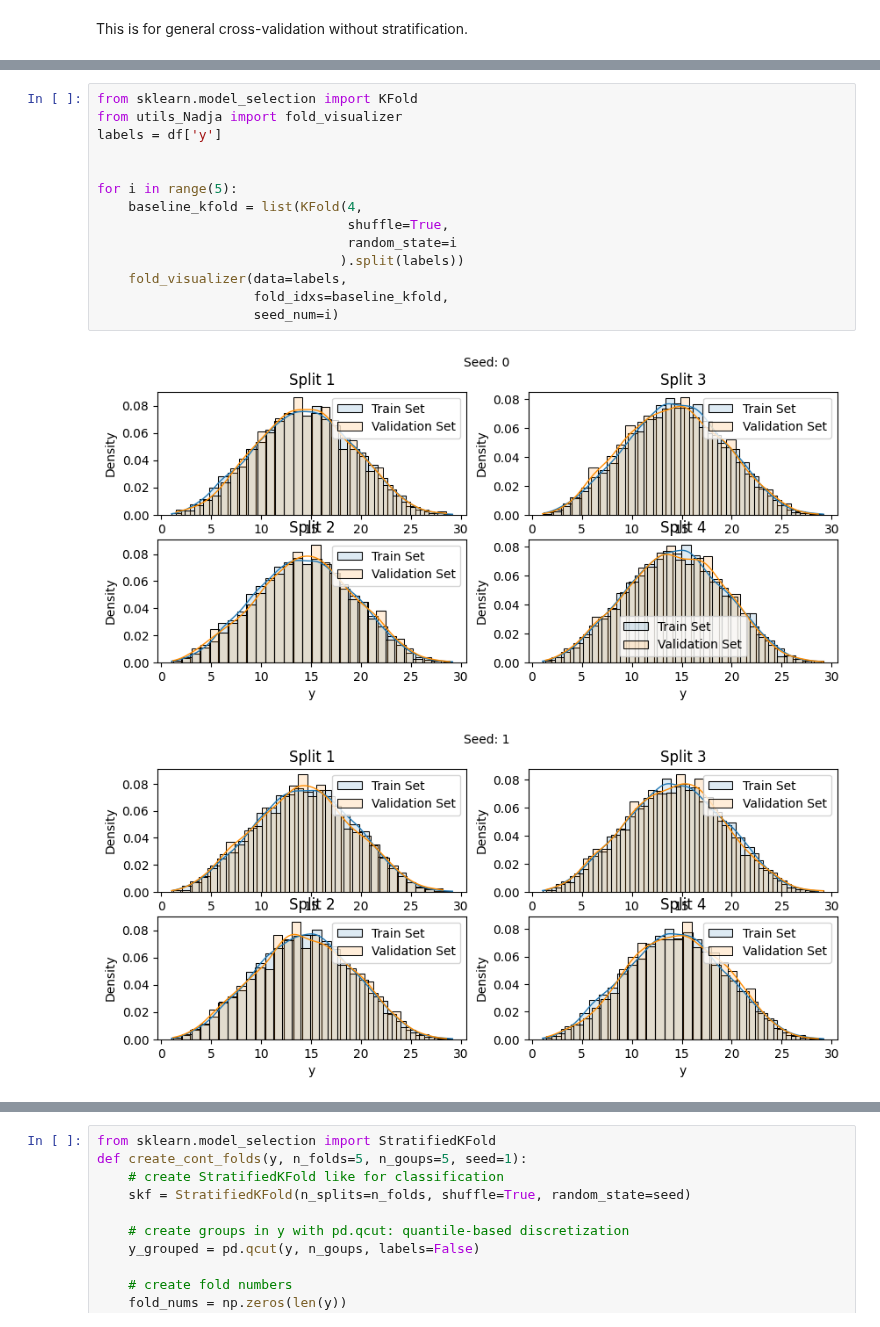
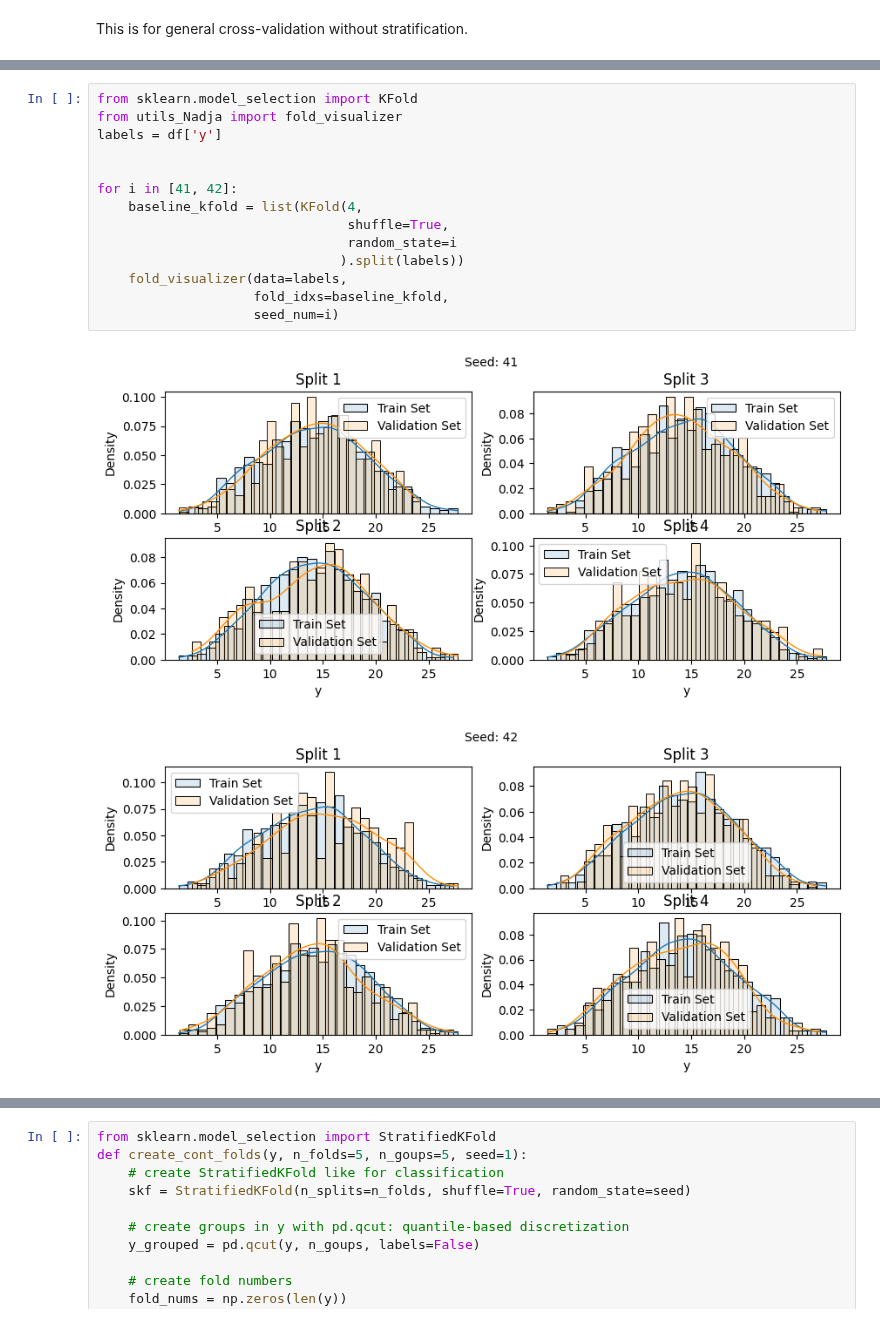
Before and after one commit to annegriddl/slds_stratification, a Jupyter notebook: Simulations/Simulation04_friedman_balanced.ipynb, the cells around one changed output, grey strips where cells are left out. Drawn from its saved outputs; the diff is of its cells as text.

```diff
--- a/Simulations/Simulation04_friedman_balanced.ipynb
+++ b/Simulations/Simulation04_friedman_balanced.ipynb
@@ -303,17 +337,17 @@ This is for general cross-validation without stratification.
 # %%
 from sklearn.model_selection import KFold
 from utils_Nadja import fold_visualizer
 labels = df['y']
 
 
-for i in range(5):
+for i in [41, 42]:
     baseline_kfold = list(KFold(4,
                                 shuffle=True,
                                 random_state=i
                                ).split(labels))
     fold_visualizer(data=labels,
                     fold_idxs=baseline_kfold,
                     seed_num=i)
 # %% [output]
-[figure, old version]
+[figure, new version]
-[figure, old version]
+[figure, new version]
```
Also changed, not shown: parts of 12 cells of this notebook.
